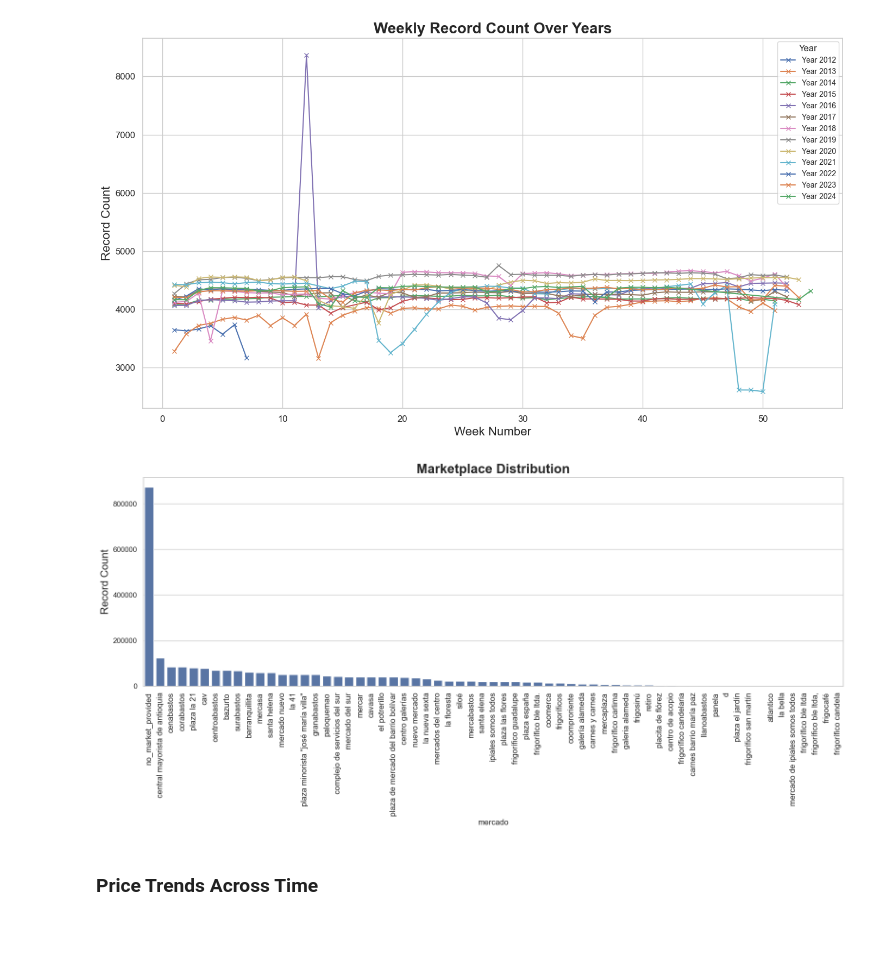
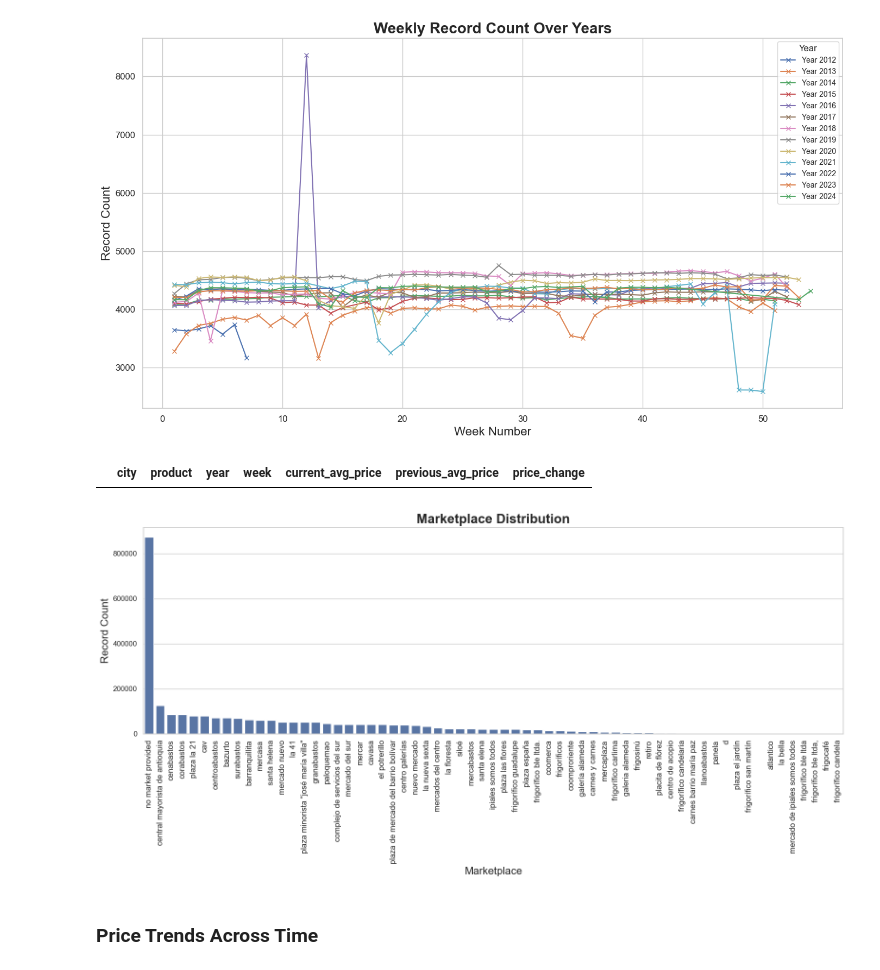
Before and after one commit to sebmatecho/sipsa_tracker, a Jupyter notebook: notebooks/EDA.ipynb, the cells around one changed output. Saved outputs shown, nothing was run; the diff lists cells and outputs as text; code cells hidden in the pictures; blank space fills up the shorter version.

```diff
--- a/notebooks/EDA.ipynb
+++ b/notebooks/EDA.ipynb
@@ -99,24 +136,30 @@ plt.show()
+# %%
+dataframe
+# %% [output]
+|  | city | product | year | week | current_avg_price | previous_avg_price | price_change |
 # %%
 query = """
     SELECT mercado, count(*) as mercado_count FROM product_prices
-    GROUP BY mercado;
+    GROUP BY mercado
+    ORDER BY mercado_count DESC;
 """
 # %%
 df = run.queries_on_rds(query = query)
-# %%
-df = df.sort_values('mercado_count', ascending = False)
+# %%
+df['mercado'] = df['mercado'].str.replace('_',' ')
 # %%
 plt.figure(figsize = (16,8))
 sns.set(style = 'whitegrid')
 sns.barplot(df, x = 'mercado', y = 'mercado_count')
 plt.title('Marketplace Distribution', fontsize=20, weight='bold')
 
 plt.ylabel('Record Count', fontsize=16)
-plt.xticks(fontsize=12, rotation = 90)
+plt.xlabel('Marketplace', fontsize = 16)
+plt.xticks(fontsize = 12, rotation = 90)
 plt.tight_layout()
 plt.show()
 # %% [output]
-[figure, old version]
+[figure, new version]
 # %% [markdown]
 ### Price Trends Across Time
 # %% [markdown]
```
Also changed, not shown: parts of 3 cells of this notebook, 6 other files.
